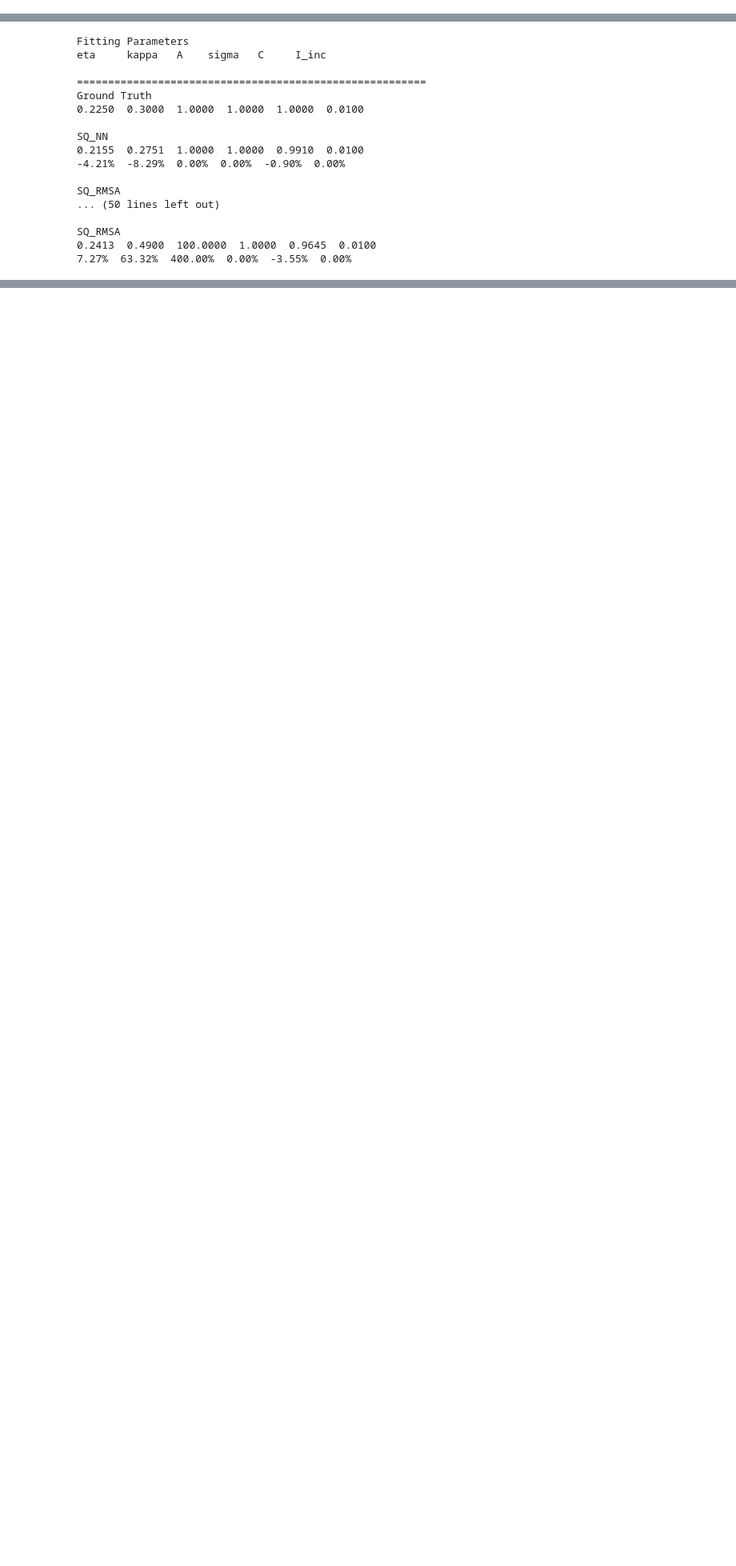
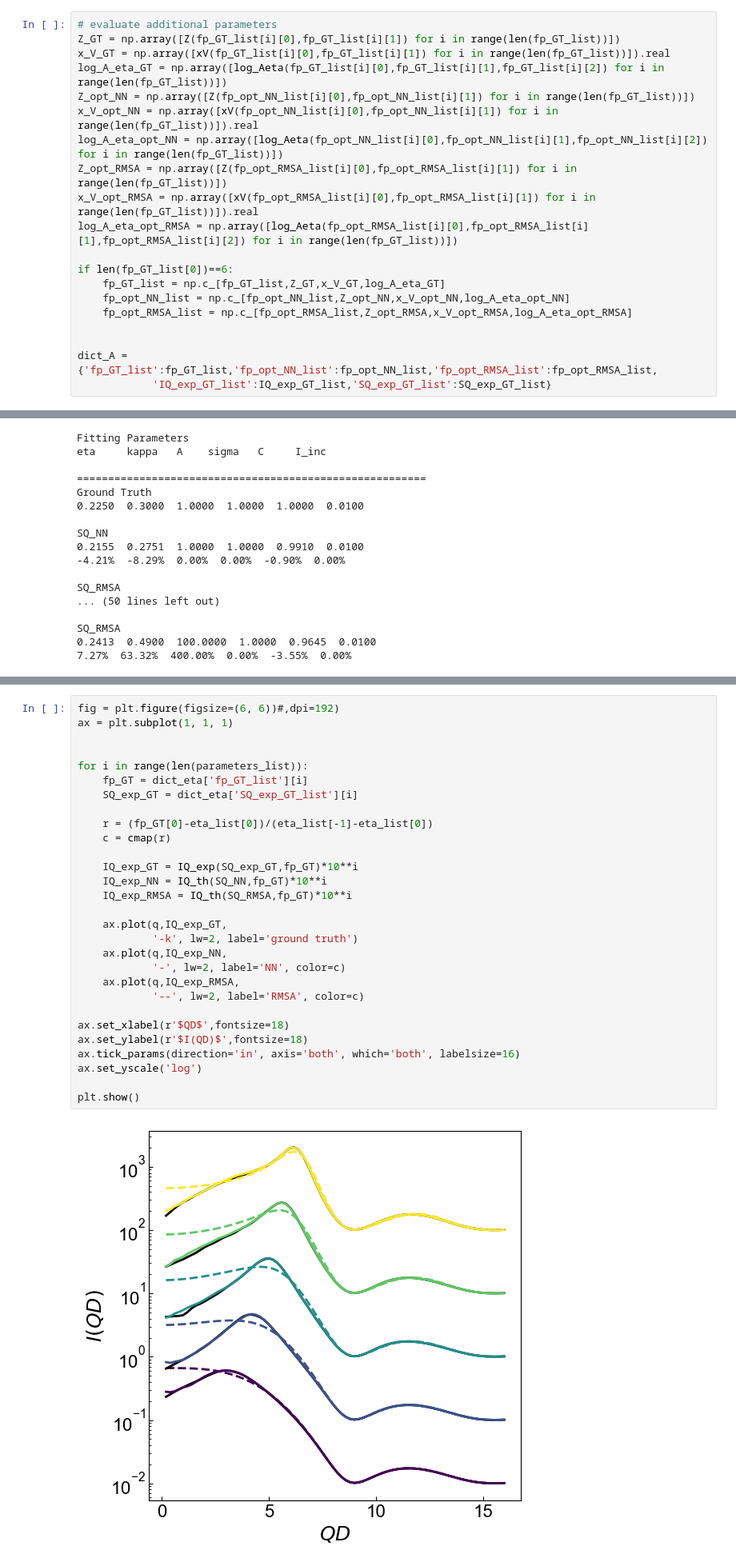
Before and after one commit to ch-tung/SQ_VAE, a Jupyter notebook: direct_param_SQ/Fit_IQ_batch.ipynb, the cells around one changed output, grey strips where cells are left out. Shown at 80% size. Drawn from its saved outputs; the diff is of its cells as text; blank space fills up the shorter version.

```diff
--- a/direct_param_SQ/Fit_IQ_batch.ipynb
+++ b/direct_param_SQ/Fit_IQ_batch.ipynb
@@ -849,3 +611,23 @@ plt.show()
+# %%
+# evaluate additional parameters
+Z_GT = np.array([Z(fp_GT_list[i][0],fp_GT_list[i][1]) for i in range(len(fp_GT_list))])
+x_V_GT = np.array([xV(fp_GT_list[i][0],fp_GT_list[i][1]) for i in range(len(fp_GT_list))]).real
+log_A_eta_GT = np.array([log_Aeta(fp_GT_list[i][0],fp_GT_list[i][1],fp_GT_list[i][2]) for i in range(len(fp_GT_list))])
+Z_opt_NN = np.array([Z(fp_opt_NN_list[i][0],fp_opt_NN_list[i][1]) for i in range(len(fp_GT_list))])
+x_V_opt_NN = np.array([xV(fp_opt_NN_list[i][0],fp_opt_NN_list[i][1]) for i in range(len(fp_GT_list))]).real
+log_A_eta_opt_NN = np.array([log_Aeta(fp_opt_NN_list[i][0],fp_opt_NN_list[i][1],fp_opt_NN_list[i][2]) for i in range(len(fp_GT_list))])
+Z_opt_RMSA = np.array([Z(fp_opt_RMSA_list[i][0],fp_opt_RMSA_list[i][1]) for i in range(len(fp_GT_list))])
+x_V_opt_RMSA = np.array([xV(fp_opt_RMSA_list[i][0],fp_opt_RMSA_list[i][1]) for i in range(len(fp_GT_list))]).real
+log_A_eta_opt_RMSA = np.array([log_Aeta(fp_opt_RMSA_list[i][0],fp_opt_RMSA_list[i][1],fp_opt_RMSA_list[i][2]) for i in range(len(fp_GT_list))])
+
+if len(fp_GT_list[0])==6:
+    fp_GT_list = np.c_[fp_GT_list,Z_GT,x_V_GT,log_A_eta_GT]
+    fp_opt_NN_list = np.c_[fp_opt_NN_list,Z_opt_NN,x_V_opt_NN,log_A_eta_opt_NN]
+    fp_opt_RMSA_list = np.c_[fp_opt_RMSA_list,Z_opt_RMSA,x_V_opt_RMSA,log_A_eta_opt_RMSA]
+
+
+dict_A = {'fp_GT_list':fp_GT_list,'fp_opt_NN_list':fp_opt_NN_list,'fp_opt_RMSA_list':fp_opt_RMSA_list,
+            'IQ_exp_GT_list':IQ_exp_GT_list,'SQ_exp_GT_list':SQ_exp_GT_list}
 # %%
 print('Fitting Parameters')
 print('eta     kappa   A    sigma   C     I_inc\n')
@@ -889,0 +676,31 @@ SQ_RMSA
+# %%
+fig = plt.figure(figsize=(6, 6))#,dpi=192)
+ax = plt.subplot(1, 1, 1)
+
+
+for i in range(len(parameters_list)):
+    fp_GT = dict_eta['fp_GT_list'][i]
+    SQ_exp_GT = dict_eta['SQ_exp_GT_list'][i]
+
+    r = (fp_GT[0]-eta_list[0])/(eta_list[-1]-eta_list[0])
+    c = cmap(r)
+
+    IQ_exp_GT = IQ_exp(SQ_exp_GT,fp_GT)*10**i
+    IQ_exp_NN = IQ_th(SQ_NN,fp_GT)*10**i
+    IQ_exp_RMSA = IQ_th(SQ_RMSA,fp_GT)*10**i
+
+    ax.plot(q,IQ_exp_GT,
+            '-k', lw=2, label='ground truth')
+    ax.plot(q,IQ_exp_NN,
+            '-', lw=2, label='NN', color=c)
+    ax.plot(q,IQ_exp_RMSA,
+            '--', lw=2, label='RMSA', color=c)
+
+ax.set_xlabel(r'$QD$',fontsize=18)
+ax.set_ylabel(r'$I(QD)$',fontsize=18)
+ax.tick_params(direction='in', axis='both', which='both', labelsize=16)
+ax.set_yscale('log')
+
+plt.show()
+# %% [output]
+[figure, added]
```
Also changed, not shown: parts of 26 cells of this notebook, 1 other file.
